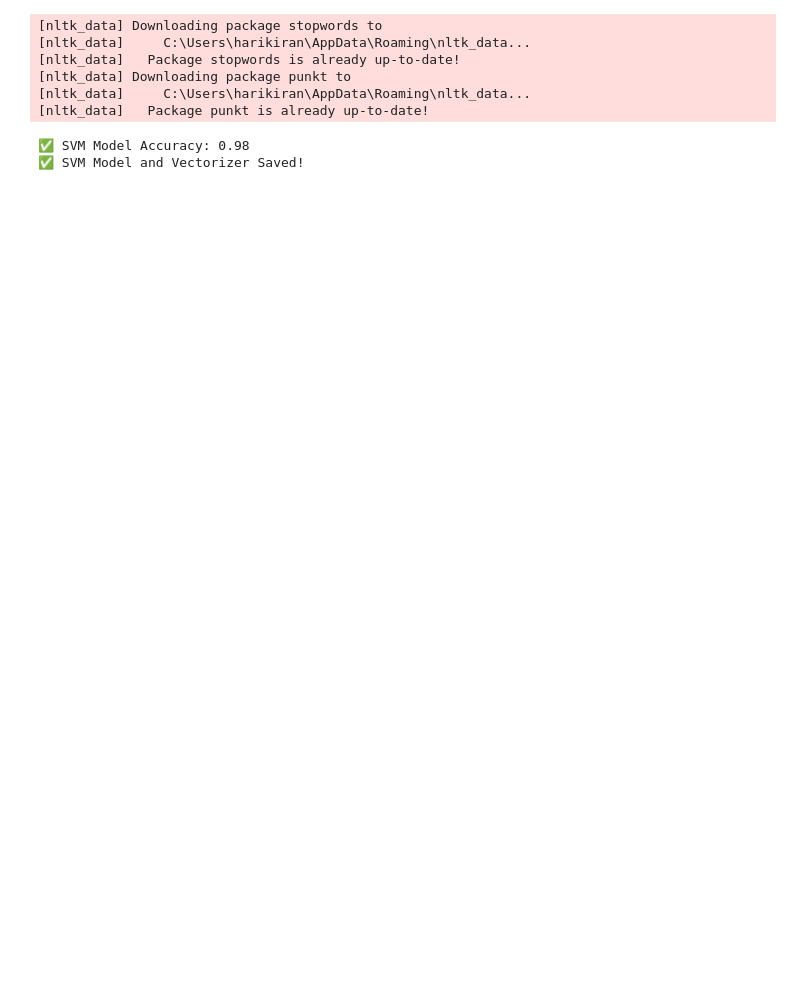
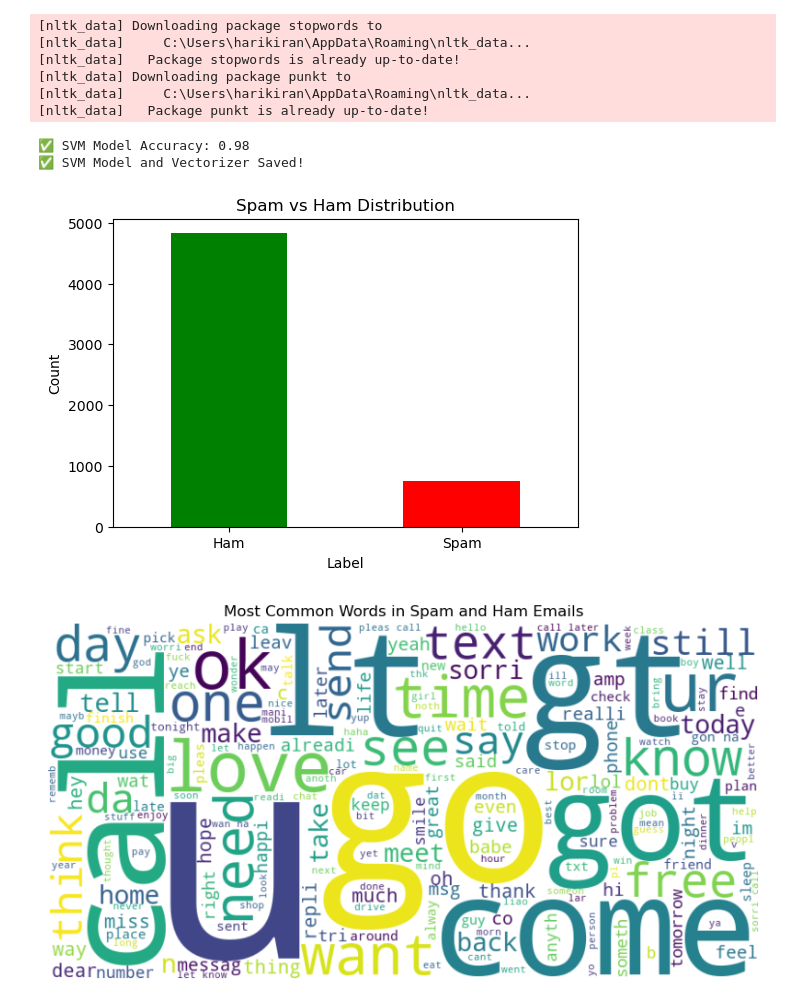
Before and after one commit to harikiran713/dav, a Jupyter notebook: train.ipynb, the cells around one changed output. Cells and saved outputs as stored; diff of their text form; code cells hidden in the pictures; blank space fills up the shorter version.

```diff
--- a/train.ipynb
+++ b/train.ipynb
@@ -9,22 +9,16 @@ from sklearn.feature_extraction.text import TfidfVectorizer
 from sklearn.model_selection import train_test_split
 from sklearn.metrics import accuracy_score
 from sklearn.svm import SVC
+import matplotlib.pyplot as plt
 
-# Download NLTK stopwords
 nltk.download('stopwords')
 nltk.download('punkt')
 
-# Load dataset
 df = pd.read_csv("spam.csv", encoding="latin-1")
-
-# Keep only relevant columns
 df = df[['v1', 'v2']]
 df.columns = ['label', 'text']
-
-# Convert labels (ham = 0, spam = 1)
 df['label'] = df['label'].map({'ham': 0, 'spam': 1})
 
-# Text Preprocessing Function
 ps = PorterStemmer()
 
 def preprocess_text(text):
@@ -35,41 +29,56 @@ def preprocess_text(text):
     text = [ps.stem(word) for word in text]
     return " ".join(text)
 
-# Apply preprocessing
 df['text'] = df['text'].apply(preprocess_text)
 
-# Splitting Data
 X_train, X_test, y_train, y_test = train_test_split(df['text'], df['label'], test_size=0.2, random_state=42)
 
-# Vectorization (TF-IDF)
 vectorizer = TfidfVectorizer()
 X_train_tfidf = vectorizer.fit_transform(X_train)
 X_test_tfidf = vectorizer.transform(X_test)
 
-# Train SVM Model
 model_svm = SVC(kernel='linear', random_state=42)
 model_svm.fit(X_train_tfidf, y_train)
 
-# Evaluate Model
 y_pred = model_svm.predict(X_test_tfidf)
 accuracy = accuracy_score(y_test, y_pred)
 print(f"✅ SVM Model Accuracy: {accuracy:.2f}")
 
-# Save SVM model
 with open("model_svm.pkl", "wb") as f:
     pickle.dump(model_svm, f)
 
-# Save vectorizer
 with open("vectorizer.pkl", "wb") as f:
     pickle.dump(vectorizer, f)
 
 print("✅ SVM Model and Vectorizer Saved!")
+
+spam_counts = df['label'].value_counts()
+plt.figure(figsize=(6, 4))
+spam_counts.plot(kind='bar', color=['green', 'red'])
+plt.title("Spam vs Ham Distribution")
+plt.xlabel("Label")
+plt.ylabel("Count")
+plt.xticks([0, 1], ['Ham', 'Spam'], rotation=0)
+plt.show()
+
+
+from wordcloud import WordCloud
+all_words = " ".join(df['text'])
+wordcloud = WordCloud(width=800, height=400, background_color='white').generate(all_words)
+
+plt.figure(figsize=(10, 6))
+plt.imshow(wordcloud, interpolation='bilinear')
+plt.axis('off')
+plt.title('Most Common Words in Spam and Ham Emails')
+plt.show()
 # %% [output]
 [nltk_data] Downloading package stopwords to
 [nltk_data]     C:\Users\harikiran\AppData\Roaming\nltk_data...
 [nltk_data]   Package stopwords is already up-to-date!
 [nltk_data] Downloading package punkt to
 [nltk_data]     C:\Users\harikiran\AppData\Roaming\nltk_data...
 [nltk_data]   Package punkt is already up-to-date!
 ✅ SVM Model Accuracy: 0.98
 ✅ SVM Model and Vectorizer Saved!
+[figure, added]
+[figure, added]
```
Also changed, not shown: parts of 2 cells of this notebook, 5 other files.
